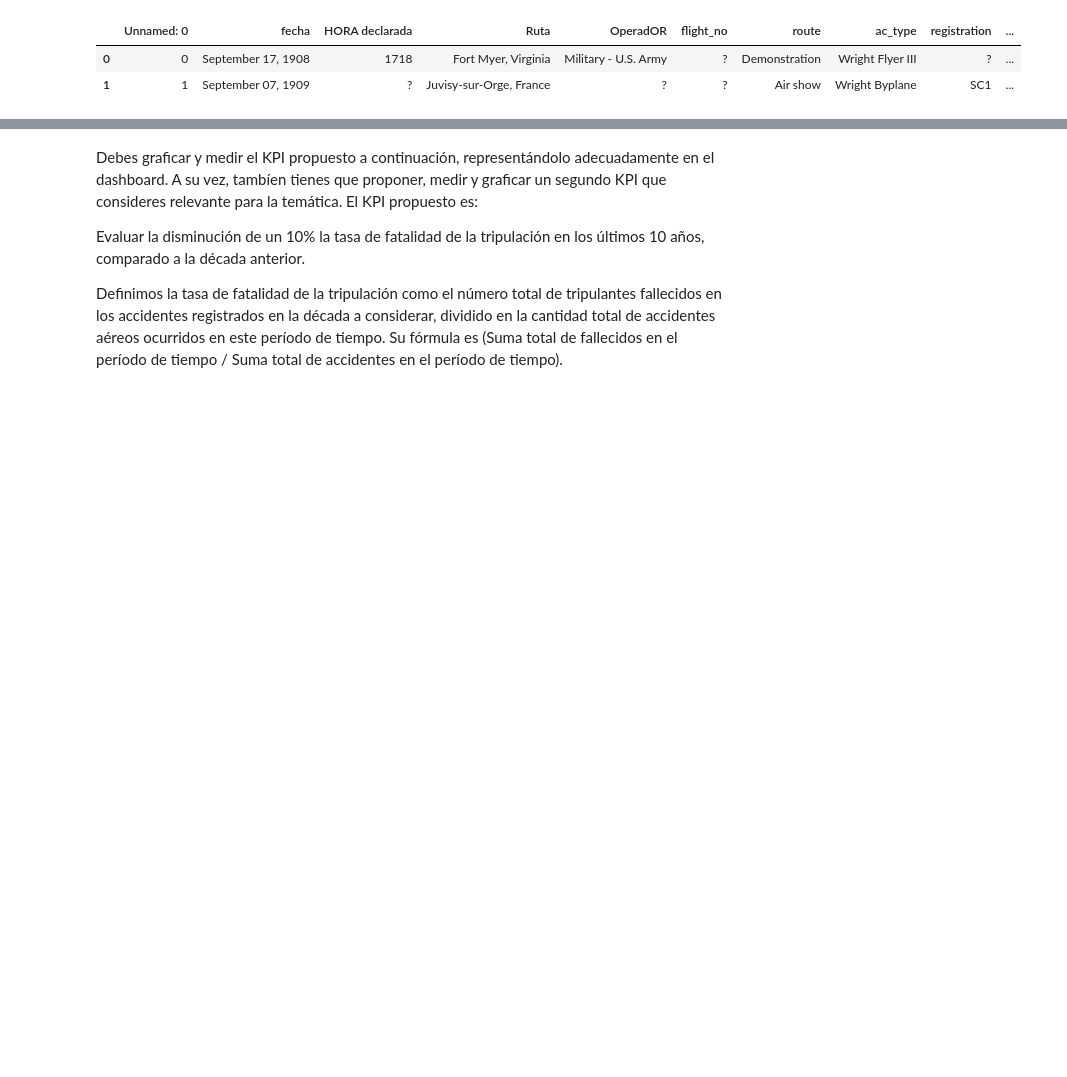
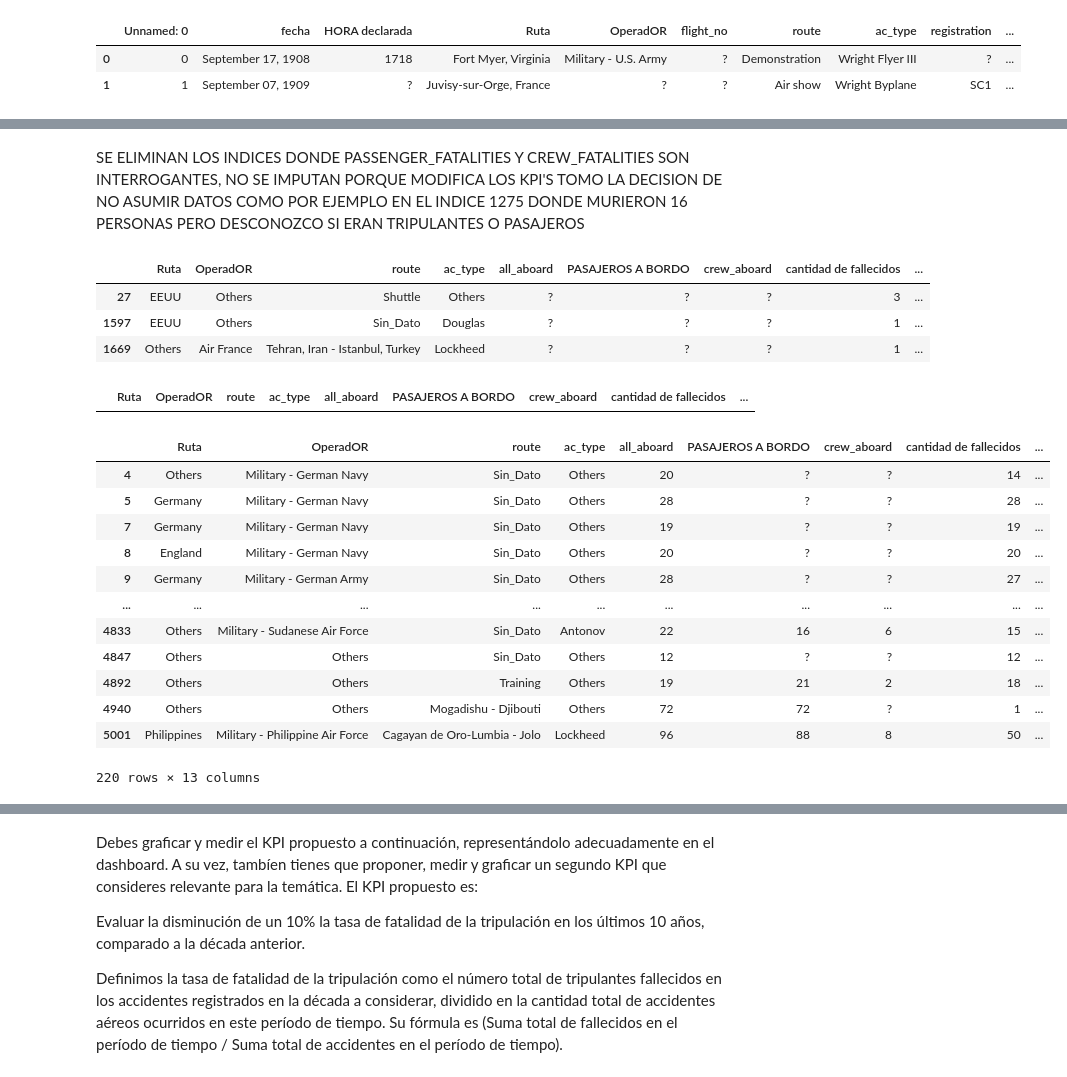
Before and after one commit to willflorez/accidentesAereos, a Jupyter notebook: EDA.ipynb, the cells around one changed output, grey strips where cells are left out. Saved outputs shown, nothing was run; the diff lists cells and outputs as text; code cells hidden in the pictures; blank space fills up the shorter version.

```diff
--- a/EDA.ipynb
+++ b/EDA.ipynb
@@ -13,0 +802,48 @@ aa.head(2)
+# %% [markdown]
+SE ELIMINAN LOS INDICES DONDE PASSENGER_FATALITIES Y CREW_FATALITIES SON INTERROGANTES, NO SE IMPUTAN PORQUE MODIFICA LOS KPI'S TOMO LA DECISION DE NO ASUMIR DATOS COMO POR EJEMPLO EN EL INDICE 1275 DONDE MURIERON 16 PERSONAS PERO DESCONOZCO SI ERAN TRIPULANTES O PASAJEROS
+# %%
+indices_a_eliminar = [1275, 1326, 1432, 1641, 3599, 3786]
+aa = aa.drop(indices_a_eliminar)
+# %%
+registros_con_interrogante = aa[aa['all_aboard'] == '?']
+registros_con_interrogante
+# %% [output]
+|  | Ruta | OperadOR | route | ac_type | all_aboard | PASAJEROS A BORDO | crew_aboard | cantidad de fallecidos | ... |
+| 27 | EEUU | Others | Shuttle | Others | ? | ? | ? | 3 | ... |
+| 1597 | EEUU | Others | Sin_Dato | Douglas | ? | ? | ? | 1 | ... |
+| 1669 | Others | Air France | Tehran, Iran - Istanbul, Turkey | Lockheed | ? | ? | ? | 1 | ... |
+# %%
+aa.at[27, 'all_aboard'] = 'Sin_Dato'
+aa.at[27, 'PASAJEROS A BORDO'] = 'Sin_Dato'
+aa.at[27, 'crew_aboard'] = 'Sin_Dato'
+# %%
+aa.at[1597, 'all_aboard'] = 'Sin_Dato'
+aa.at[1597, 'PASAJEROS A BORDO'] = 'Sin_Dato'
+aa.at[1597, 'crew_aboard'] = 'Sin_Dato'
+aa.at[1597, 'crew_fatalities'] = 0
+# %%
+aa.at[1669, 'all_aboard'] = 'Sin_Dato'
+aa.at[1669, 'PASAJEROS A BORDO'] = 'Sin_Dato'
+aa.at[1669, 'crew_aboard'] = 'Sin_Dato'
+# %%
+registros_con_interrogante = aa[aa['all_aboard'] == '?']
+registros_con_interrogante
+# %% [output]
+|  | Ruta | OperadOR | route | ac_type | all_aboard | PASAJEROS A BORDO | crew_aboard | cantidad de fallecidos | ... |
+# %%
+registros_con_interrogante = aa[aa['crew_fatalities'] == '?']
+registros_con_interrogante
+# %% [output]
+|  | Ruta | OperadOR | route | ac_type | all_aboard | PASAJEROS A BORDO | crew_aboard | cantidad de fallecidos | ... |
+| 4 | Others | Military - German Navy | Sin_Dato | Others | 20 | ? | ? | 14 | ... |
+| 5 | Germany | Military - German Navy | Sin_Dato | Others | 28 | ? | ? | 28 | ... |
+| 7 | Germany | Military - German Navy | Sin_Dato | Others | 19 | ? | ? | 19 | ... |
+| 8 | England | Military - German Navy | Sin_Dato | Others | 20 | ? | ? | 20 | ... |
+| 9 | Germany | Military - German Army | Sin_Dato | Others | 28 | ? | ? | 27 | ... |
+| ... | ... | ... | ... | ... | ... | ... | ... | ... | ... |
+| 4833 | Others | Military - Sudanese Air Force | Sin_Dato | Antonov | 22 | 16 | 6 | 15 | ... |
+| 4847 | Others | Others | Sin_Dato | Others | 12 | ? | ? | 12 | ... |
+| 4892 | Others | Others | Training | Others | 19 | 21 | 2 | 18 | ... |
+| 4940 | Others | Others | Mogadishu - Djibouti | Others | 72 | 72 | ? | 1 | ... |
+| 5001 | Philippines | Military - Philippine Air Force | Cagayan de Oro-Lumbia - Jolo | Lockheed | 96 | 88 | 8 | 50 | ... |
+220 rows × 13 columns
```
Also changed, not shown: parts of 104 cells of this notebook, 1 other file.
